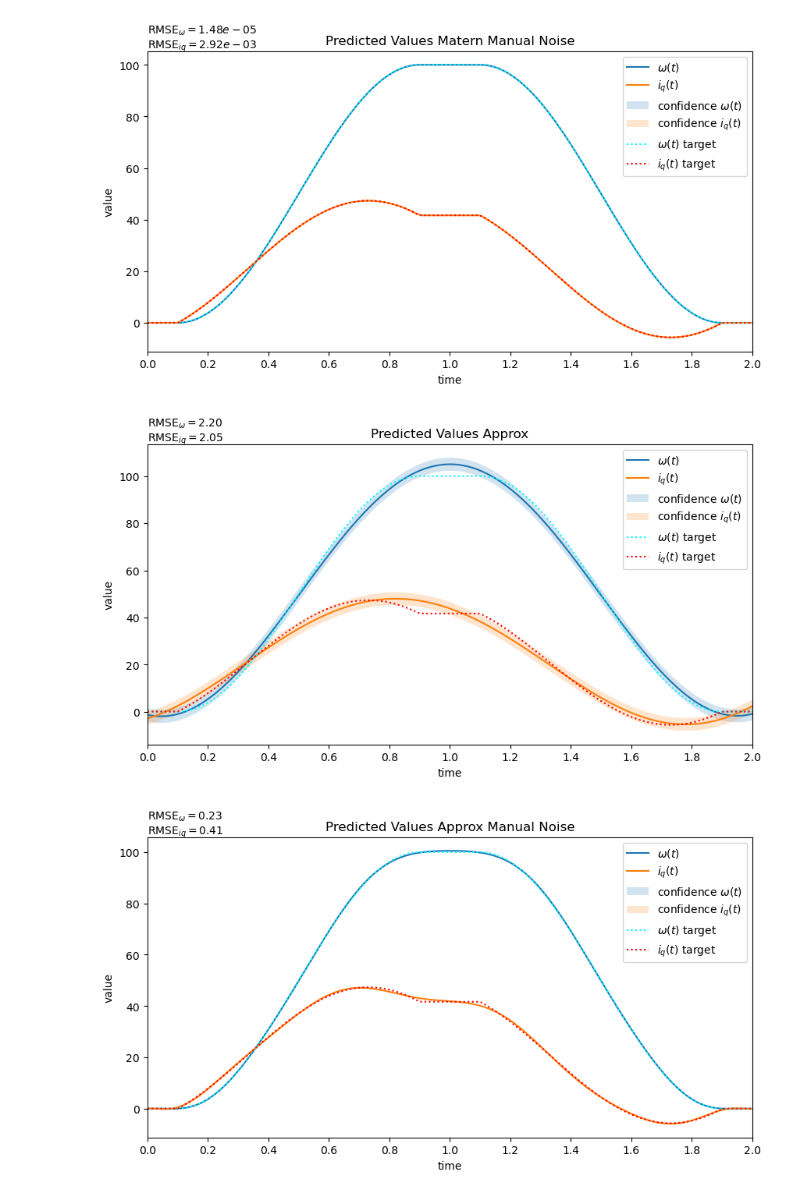
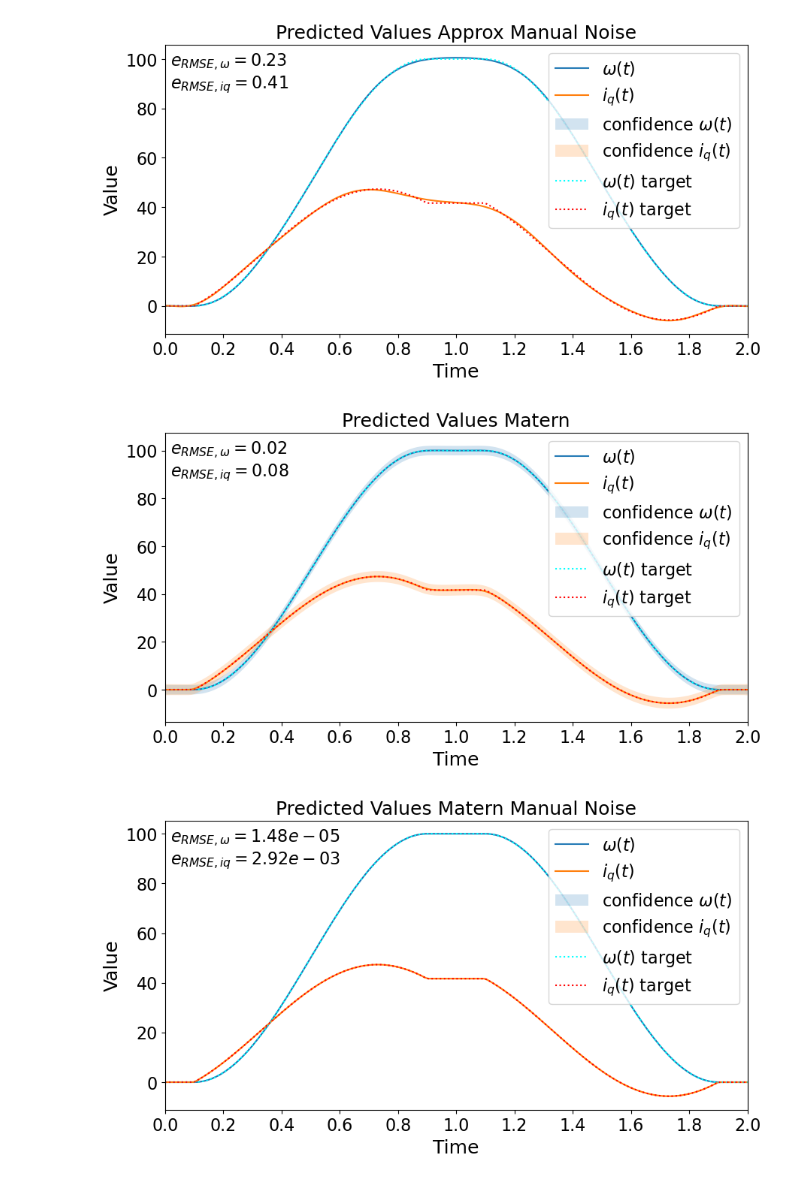
Before and after one commit to Cef0PT/approximated-LODE-GPs, a Jupyter notebook: evaluation/controlling_pmsm_velocity.ipynb, the cells around one changed output. Cells and saved outputs as stored; diff of their text form; code cells hidden in the pictures.

```diff
--- a/evaluation/controlling_pmsm_velocity.ipynb
+++ b/evaluation/controlling_pmsm_velocity.ipynb
@@ -7,6 +7,18 @@ import torch
 from torch import pi
 from matplotlib import pyplot as plt
 from time import perf_counter
+
+SMALL_SIZE = 16
+MEDIUM_SIZE = 18
+BIGGER_SIZE = 24
+
+plt.rc('font', size=SMALL_SIZE)          # controls default text sizes
+plt.rc('axes', titlesize=MEDIUM_SIZE)    # fontsize of the axes title
+plt.rc('axes', labelsize=MEDIUM_SIZE)    # fontsize of the x and y labels
+plt.rc('xtick', labelsize=SMALL_SIZE)    # fontsize of the tick labels
+plt.rc('ytick', labelsize=SMALL_SIZE)    # fontsize of the tick labels
+plt.rc('legend', fontsize=SMALL_SIZE)    # legend fontsize
+plt.rc('figure', titlesize=BIGGER_SIZE)  # fontsize of the figure title
 
 torch.set_default_dtype(torch.float64)
 """
@@ -475,8 +491,8 @@ import numpy as np
 def plot(m, low, up, title, annotation=None):
     f = plt.figure(figsize=(int(10),int(5)))
     plt.title(title)
-    plt.xlabel("time")
-    plt.ylabel("value")
+    plt.xlabel("Time")
+    plt.ylabel("Value")
     plt.xlim(START, END)
     test_y = torch.stack([m[:, 0], m[:, 1]], dim=int(-1))
     plt.plot(test_x, test_y)
@@ -489,8 +505,9 @@ def plot(m, low, up, title, annotation=None):
     target_line[0].set_color("red")
     target_line[0].set_linestyle(":")
     plt.xticks(torch.arange(START, END+float(.2), float(0.2)))
-    plt.annotate(text=annotation, xy=(0, 1.01), xycoords='axes fraction')
+    plt.annotate(text=annotation, xy=(0.01, 0.85), xycoords='axes fraction')
     plt.legend(["$\\omega(t)$", "$i_q(t)$", "confidence $\\omega(t)$", "confidence $i_q(t)$", "$\\omega(t)$ target", "$i_q(t)$ target"])
+    f.savefig("data/" + title.lower().replace(" ", "_") + ".png")
 
 # # create targets in test sizes
 steps_s = TEST_COUNT / TEST_END
@@ -534,31 +551,31 @@ iq_target[int(1.9 * steps_s):] = torch.zeros(int((TEST_END-1.9) * steps_s))
 
 rmse_omega = torch.sqrt(torch.mean((to_plot["mean"][:, 0] - omega) ** int(2)))
 rmse_iq = torch.sqrt(torch.mean((to_plot["mean"][:, 1] - iq_target) ** int(2)))
-annotation = r"RMSE$_{\omega}" + f"={rmse_omega:.2f}$\n" + r"RMSE$_{iq}" + f"={rmse_iq:.2f}$"
+annotation = r"$e_{RMSE,\omega}" + f"={rmse_omega:.2f}$\n" + r"$e_{RMSE,iq}" + f"={rmse_iq:.2f}$"
 plot(to_plot["mean"], to_plot["lower"], to_plot["upper"], "Predicted Values", annotation)
 
 rmse_omega = torch.sqrt(torch.mean((to_plot["mean_manual"][:, 0] - omega) ** int(2)))
 rmse_iq = torch.sqrt(torch.mean((to_plot["mean_manual"][:, 1] - iq_target) ** int(2)))
-annotation = r"RMSE$_{\omega}" + f"={rmse_omega:.2f}$\n" + r"RMSE$_{iq}" + f"={rmse_iq:.2f}$"
+annotation = r"$e_{RMSE,\omega}" + f"={rmse_omega:.2f}$\n" + r"$e_{RMSE,iq}" + f"={rmse_iq:.2f}$"
 plot(to_plot["mean_manual"], to_plot["lower_manual"], to_plot["upper_manual"], "Predicted Values Manual Noise", annotation)
+
+rmse_omega = torch.sqrt(torch.mean((to_plot["mean_approx"][:, 0] - omega) ** int(2)))
+rmse_iq = torch.sqrt(torch.mean((to_plot["mean_approx"][:, 1] - iq_target) ** int(2)))
+annotation = r"$e_{RMSE,\omega}" + f"={rmse_omega:.2f}$\n" + r"$e_{RMSE,iq}" + f"={rmse_iq:.2f}$"
+plot(to_plot["mean_approx"], to_plot["lower_approx"], to_plot["upper_approx"], "Predicted Values Approx", annotation)
+
+rmse_omega = torch.sqrt(torch.mean((to_plot["mean_approx_manual"][:, 0] - omega) ** int(2)))
+rmse_iq = torch.sqrt(torch.mean((to_plot["mean_approx_manual"][:, 1] - iq_target) ** int(2)))
+annotation = r"$e_{RMSE,\omega}" + f"={rmse_omega:.2f}$\n" + r"$e_{RMSE,iq}" + f"={rmse_iq:.2f}$"
+plot(to_plot["mean_approx_manual"], to_plot["lower_approx_manual"], to_plot["upper_approx_manual"], "Predicted Values Approx Manual Noise", annotation)
 
 rmse_omega = torch.sqrt(torch.mean((to_plot["mean_matern"][:, 0] - omega) ** int(2)))
 rmse_iq = torch.sqrt(torch.mean((to_plot["mean_matern"][:, 1] - iq_target) ** int(2)))
-annotation = r"RMSE$_{\omega}" + f"={rmse_omega:.2f}$\n" + r"RMSE$_{iq}" + f"={rmse_iq:.2f}$"
+annotation = r"$e_{RMSE,\omega}" + f"={rmse_omega:.2f}$\n" + r"$e_{RMSE,iq}" + f"={rmse_iq:.2f}$"
 plot(to_plot["mean_matern"], to_plot["lower_matern"], to_plot["upper_matern"], "Predicted Values Matern", annotation)
 
 rmse_omega = torch.sqrt(torch.mean((to_plot["mean_matern_manual"][:, 0] - omega) ** int(2)))
 rmse_iq = torch.sqrt(torch.mean((to_plot["mean_matern_manual"][:, 1] - iq_target) ** int(2)))
-annotation = r"RMSE$_{\omega}" + f"={rmse_omega:.2e}$\n" + r"RMSE$_{iq}" + f"={rmse_iq:.2e}$"
+annotation = r"$e_{RMSE,\omega}" + f"={rmse_omega:.2e}$\n" + r"$e_{RMSE,iq}" + f"={rmse_iq:.2e}$"
 plot(to_plot["mean_matern_manual"], to_plot["lower_matern_manual"], to_plot["upper_matern_manual"], "Predicted Values Matern Manual Noise", annotation)
-
-rmse_omega = torch.sqrt(torch.mean((to_plot["mean_approx"][:, 0] - omega) ** int(2)))
-rmse_iq = torch.sqrt(torch.mean((to_plot["mean_approx"][:, 1] - iq_target) ** int(2)))
-annotation = r"RMSE$_{\omega}" + f"={rmse_omega:.2f}$\n" + r"RMSE$_{iq}" + f"={rmse_iq:.2f}$"
-plot(to_plot["mean_approx"], to_plot["lower_approx"], to_plot["upper_approx"], "Predicted Values Approx", annotation)
-
-rmse_omega = torch.sqrt(torch.mean((to_plot["mean_approx_manual"][:, 0] - omega) ** int(2)))
-rmse_iq = torch.sqrt(torch.mean((to_plot["mean_approx_manual"][:, 1] - iq_target) ** int(2)))
-annotation = r"RMSE$_{\omega}" + f"={rmse_omega:.2f}$\n" + r"RMSE$_{iq}" + f"={rmse_iq:.2f}$"
-plot(to_plot["mean_approx_manual"], to_plot["lower_approx_manual"], to_plot["upper_approx_manual"], "Predicted Values Approx Manual Noise", annotation)
 # %% [output]
@@ -568,3 +585,3 @@ plot(to_plot["mean_approx_manual"], to_plot["lower_approx_manual"], to_plot["upp
-[figure, old version]
+[figure, new version]
-[figure, old version]
+[figure, new version]
-[figure, old version]
+[figure, new version]
```
Also changed, not shown: parts of 7 cells of this notebook, 5 other files.
